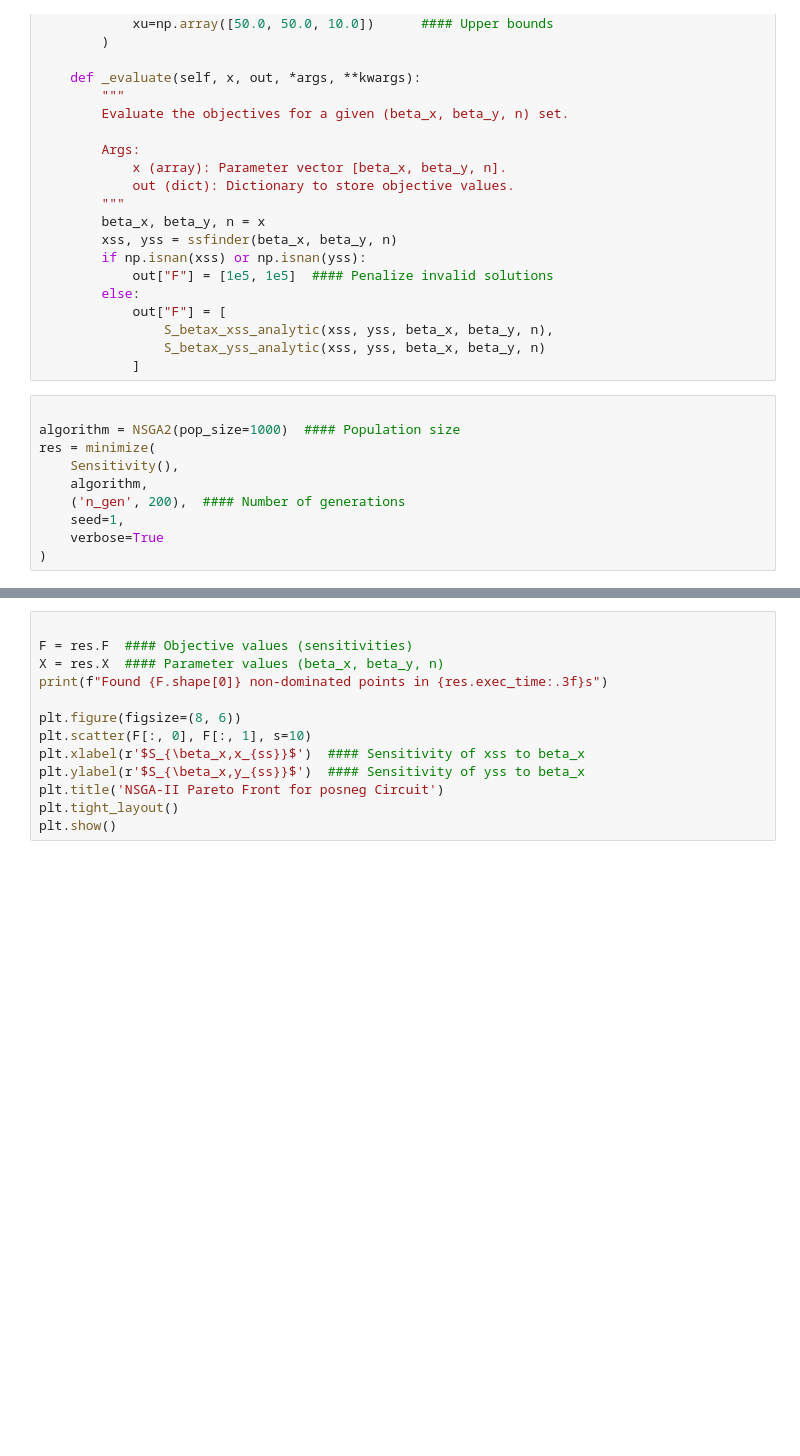
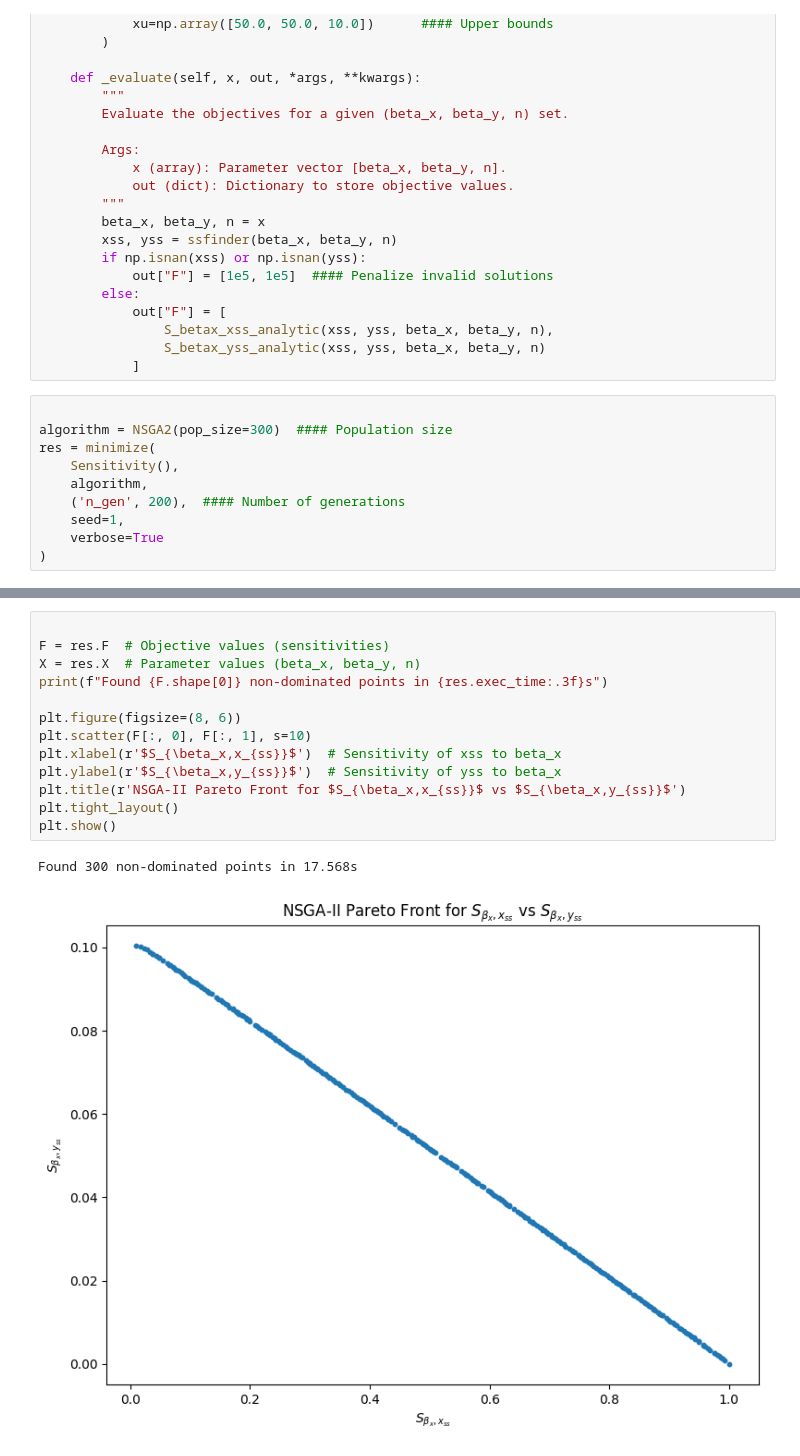
Before and after one commit to DangTranQL/SA, a Jupyter notebook: libmoon_main/0v1.ipynb, the cells around one changed output, grey strips where cells are left out. Saved outputs shown, nothing was run; the diff lists cells and outputs as text; blank space fills up the shorter version.

```diff
--- a/libmoon_main/0v1.ipynb
+++ b/libmoon_main/0v1.ipynb
@@ -179,7 +179,7 @@ class Sensitivity(ElementwiseProblem):
             ]
 # %%
 
-algorithm = NSGA2(pop_size=1000)  #### Population size
+algorithm = NSGA2(pop_size=300)  #### Population size
 res = minimize(
     Sensitivity(),
     algorithm,
@@ -190,13 +208,16 @@ res = minimize(
 # %%
 
-F = res.F  #### Objective values (sensitivities)
-X = res.X  #### Parameter values (beta_x, beta_y, n)
+F = res.F  # Objective values (sensitivities)
+X = res.X  # Parameter values (beta_x, beta_y, n)
 print(f"Found {F.shape[0]} non-dominated points in {res.exec_time:.3f}s")
 
 plt.figure(figsize=(8, 6))
 plt.scatter(F[:, 0], F[:, 1], s=10)
-plt.xlabel(r'$S_{\beta_x,x_{ss}}$')  #### Sensitivity of xss to beta_x
-plt.ylabel(r'$S_{\beta_x,y_{ss}}$')  #### Sensitivity of yss to beta_x
-plt.title('NSGA-II Pareto Front for posneg Circuit')
+plt.xlabel(r'$S_{\beta_x,x_{ss}}$')  # Sensitivity of xss to beta_x
+plt.ylabel(r'$S_{\beta_x,y_{ss}}$')  # Sensitivity of yss to beta_x
+plt.title(r'NSGA-II Pareto Front for $S_{\beta_x,x_{ss}}$ vs $S_{\beta_x,y_{ss}}$')
 plt.tight_layout()
 plt.show()
+# %% [output]
+Found 300 non-dominated points in 17.568s
+[figure, added]
```
Also changed, not shown: parts of 1 cell of this notebook, 8 other files.
